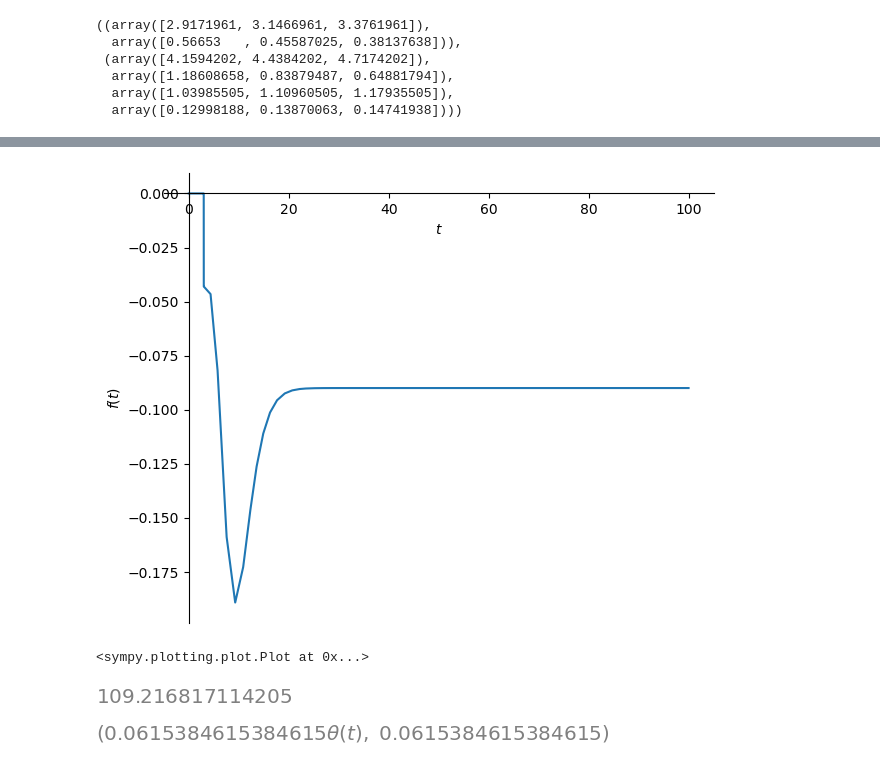
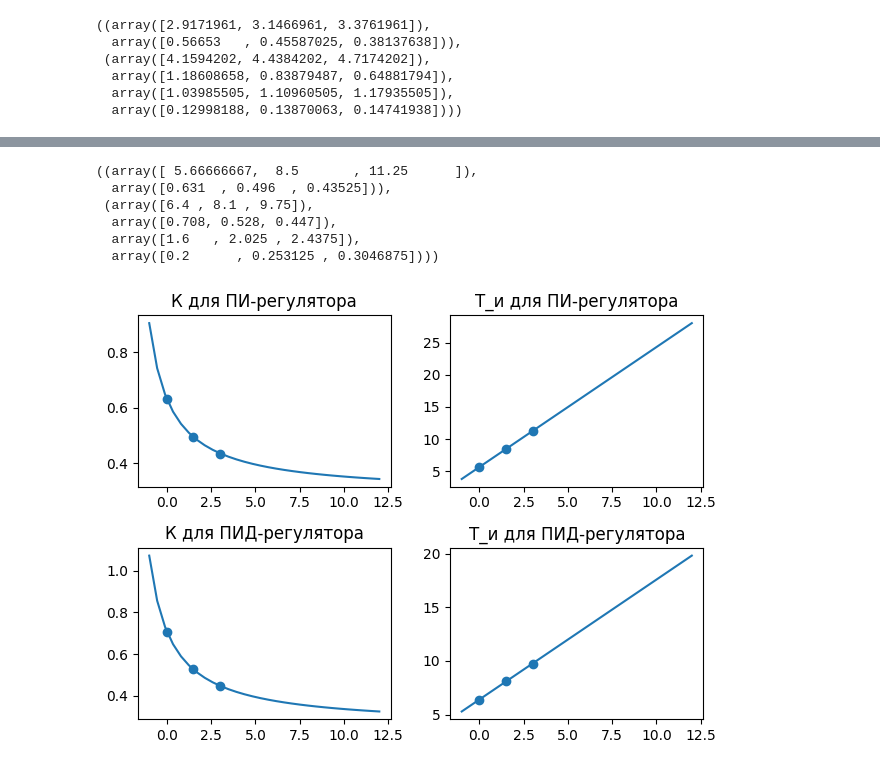
Before and after one commit to Alex1um/otp, a Jupyter notebook: 1.ipynb, the cells around one changed output, grey strips where cells are left out. Saved outputs shown, nothing was run; the diff lists cells and outputs as text; code cells hidden in the pictures.

```diff
--- a/1.ipynb
+++ b/1.ipynb
@@ -72,14 +43,56 @@ W, v, x
-# %%
-sympy.plot(x, (t, 0, 100))
-# %% [output]
-[figure, removed]
-<sympy.plotting.plot.Plot at 0x...>
-# %%
-epsilon = sympy.integrate(sympy.Abs(x - 1), (t, 0, 100))
-epsilon.evalf()
-# %% [output]
-[figure, removed]
-# %%
-sympy.inverse_laplace_transform(1/(T_i * s), s, t), 1 / T_i
-# %% [output]
-[figure, removed]
+# %%
+T = np.array([0, 1.5, 3])
+K_kr = np.array([1.18, 0.88, 0.745])
+T_kr = np.array([12.8, 16.2, 19.5])
+PI_K = K_kr * 0.45 + 0.1
+PI_T_i = T_kr / 1.2 - 5
+PID_K = K_kr * 0.6
+PID_T_i = T_kr / 2
+T_d = PID_T_i / 4
+T_c = T_d / 8
+(PI_T_i, PI_K), (PID_T_i, PID_K, T_d, T_c)
+# %% [output]
+((array([ 5.66666667,  8.5       , 11.25      ]),
+  array([0.631  , 0.496  , 0.43525])),
+ (array([6.4 , 8.1 , 9.75]),
+  array([0.708, 0.528, 0.447]),
+  array([1.6   , 2.025 , 2.4375]),
+  array([0.2      , 0.253125 , 0.3046875])))
+# %%
+def get_inter(fs, x, y):
+  fs = list(np.vectorize(eval("lambda x: " + f)) for f in fs)
+  A = np.vstack([f(x) for f in fs]).T
+  w = np.linalg.lstsq(A, y, rcond=None)[0]
+  ft = np.vectorize(lambda x: np.sum(np.array([f(x) for f in fs]) * w))
+  return ft
+# %%
+Tx = np.linspace(-1, 12, 30)
+plt.subplot(221)
+plt.tight_layout()
+plt.scatter(T, PI_K)
+PI_K_f = get_inter(["1", "1 / (x / 2.25 + 1)"], T, PI_K)
+plt.plot(Tx, PI_K_f(Tx))
+plt.title("К для ПИ-регулятора")
+#   plt.plot(Tx, get_inter(["x**5","x**3", "x**2", "x", "1"], T, PI_K)(Tx))
+plt.subplot(222)
+plt.tight_layout()
+plt.scatter(T, PI_T_i)
+PI_T_i_f = get_inter(["x", "1"], T, PI_T_i)
+plt.plot(Tx, PI_T_i_f(Tx))
+plt.title("Т_и для ПИ-регулятора")
+plt.subplot(223)
+plt.tight_layout()
+plt.scatter(T, PID_K)
+PID_K_f = get_inter(["1 / (x / 2.25 + 1)", "1"], T, PID_K)
+plt.plot(Tx, PID_K_f(Tx))
+plt.title("К для ПИД-регулятора")
+# plt.plot(Tx, get_inter(["x**2", "x", "1"], T, PID_K)(Tx))
+plt.subplot(224)
+plt.tight_layout()
+plt.scatter(T, PID_T_i)
+PID_T_i_f = get_inter(["x", "1"], T, PID_T_i)
+plt.plot(Tx, PID_T_i_f(Tx))
+plt.title("Т_и для ПИД-регулятора")
+plt.show()
+# %% [output]
+[figure, added]
```
Also changed, not shown: parts of 9 cells of this notebook.
